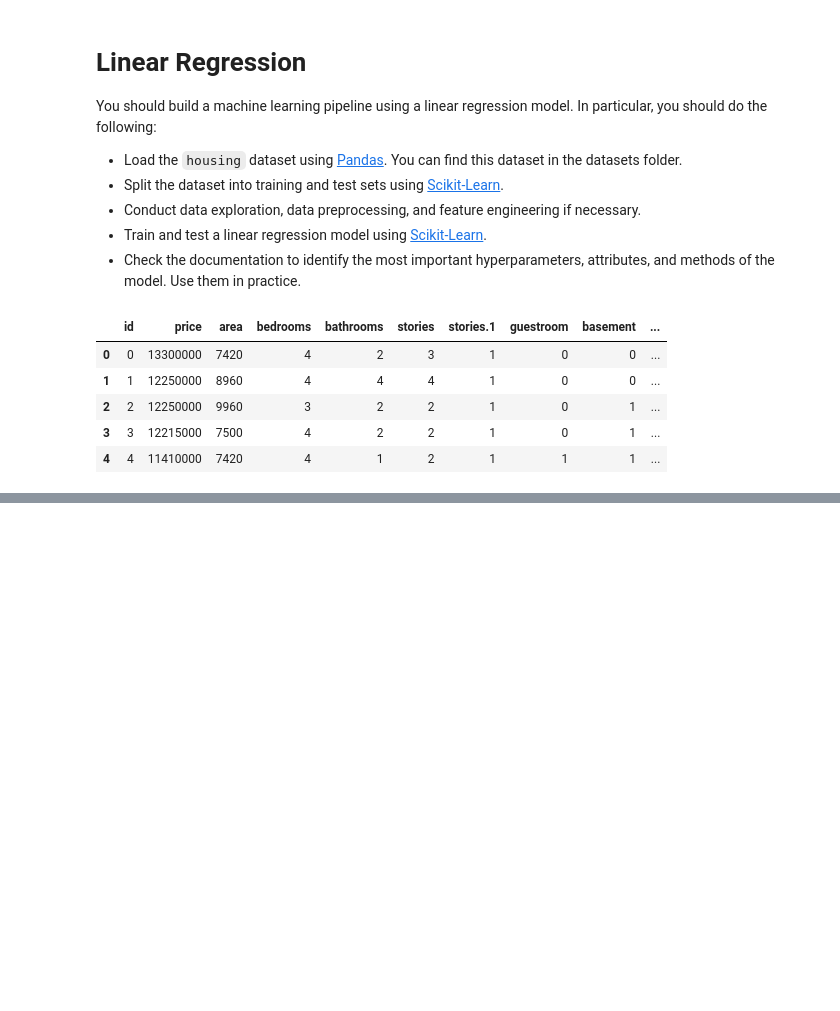
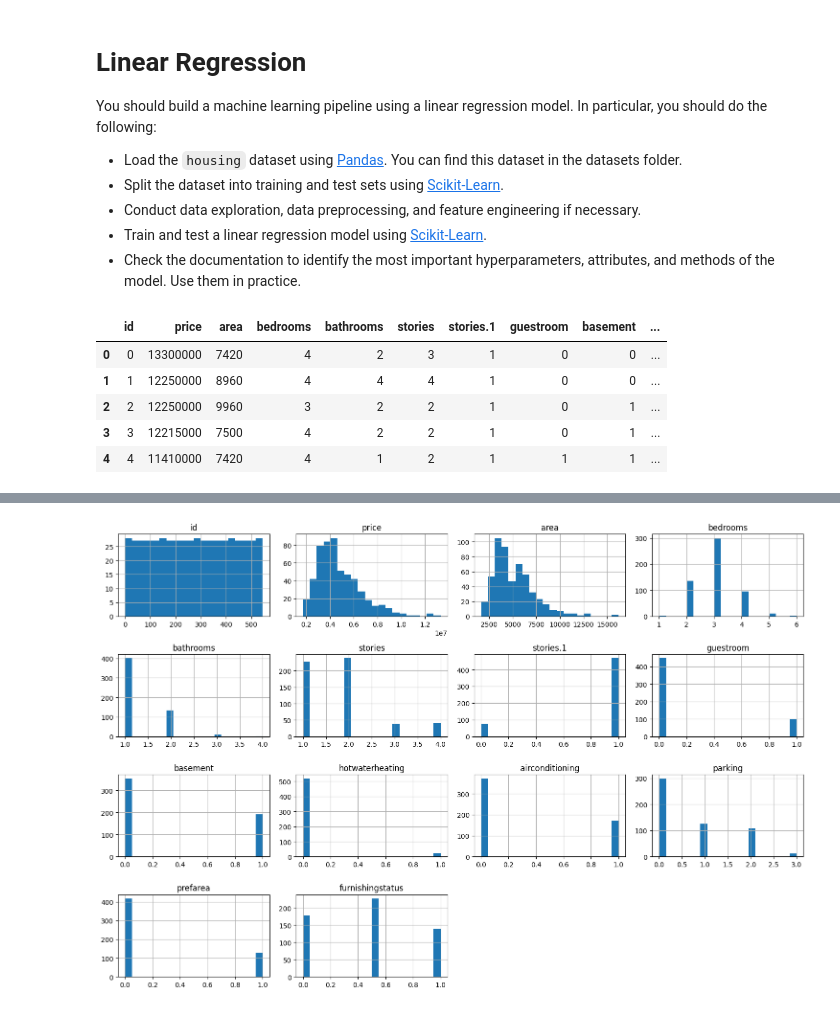
Before and after one commit to Gisellev14/report-generator, a Jupyter notebook: exercises/machine-learning/supervised-learning/linear_regression.ipynb, the cells around one changed output, grey strips where cells are left out. Cells and saved outputs as stored; diff of their text form; code cells hidden in the pictures; blank space fills up the shorter version.

```diff
--- a/exercises/machine-learning/supervised-learning/linear_regression.ipynb
+++ b/exercises/machine-learning/supervised-learning/linear_regression.ipynb
@@ -34,0 +90,7 @@ df.describe()
+# %%
+numerical_cols = df.select_dtypes(include=['int64', 'float64']).columns
+df[numerical_cols].hist(figsize=(15, 10), bins=20)
+plt.tight_layout()
+plt.show()
+# %% [output]
+[figure, added]
```
Also changed, not shown: parts of 10 cells of this notebook.
